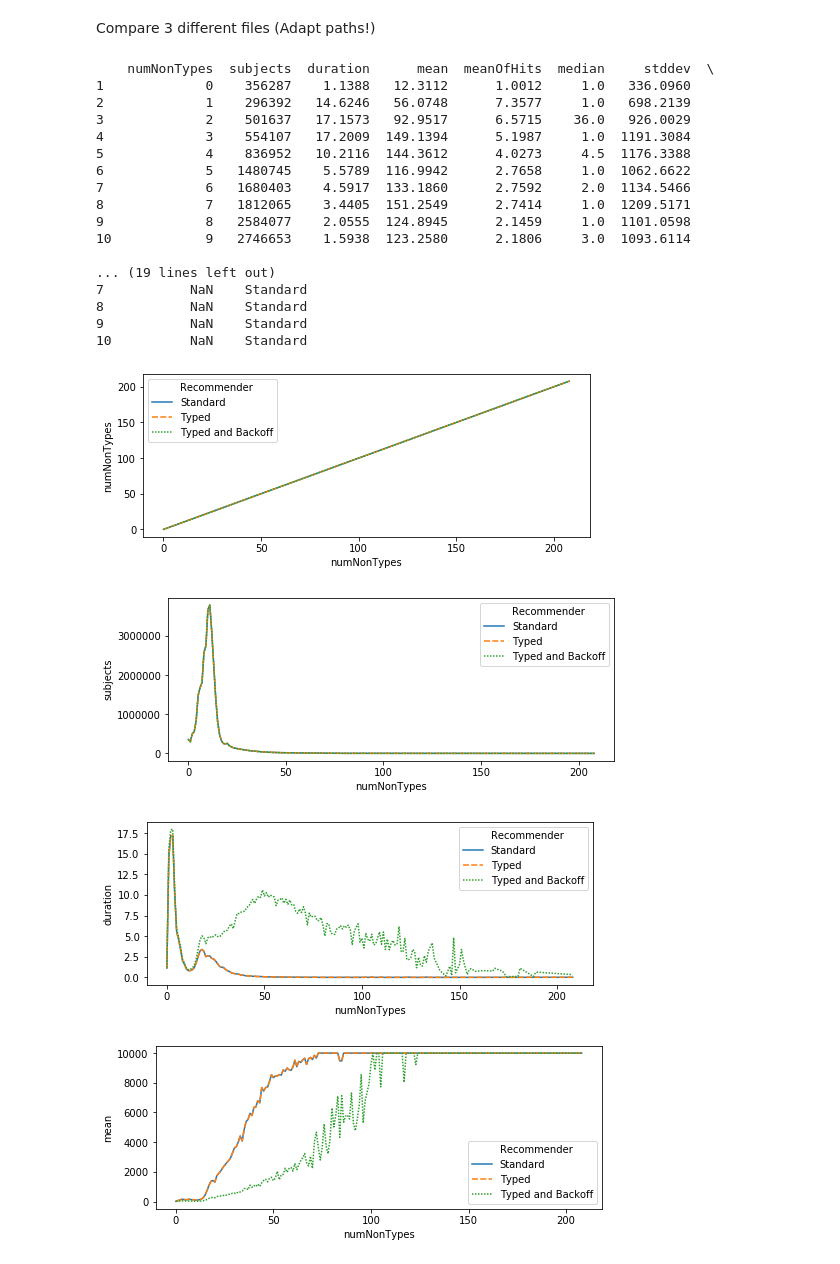
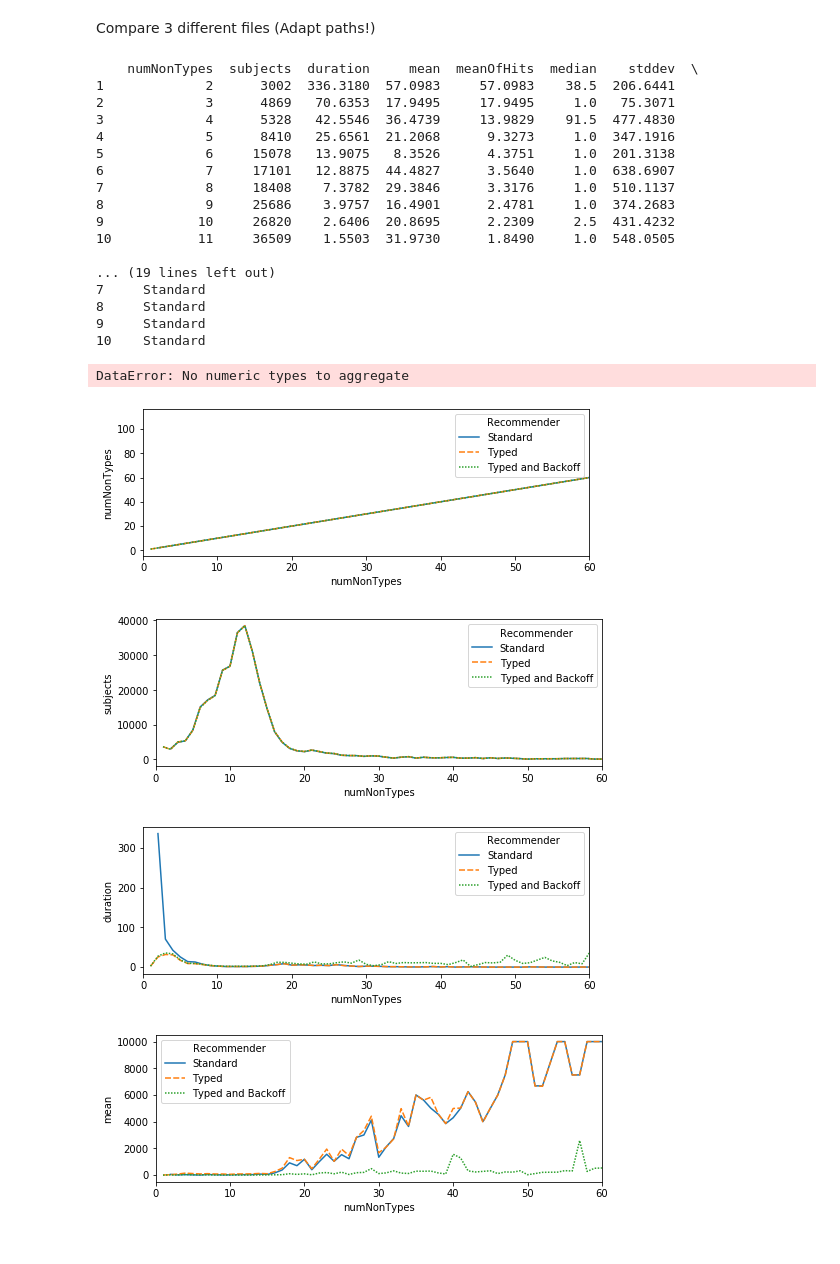
Before and after one commit to lgleim/SchemaTreeRecommender, a Jupyter notebook: evaluation/visualization_single_evaluation.ipynb, the cells around one changed output. Drawn from its saved outputs; the diff is of its cells as text; code cells hidden in the pictures.

```diff
--- a/evaluation/visualization_single_evaluation.ipynb
+++ b/evaluation/visualization_single_evaluation.ipynb
@@ -3,49 +3,55 @@ Compare 3 different files (Adapt paths!)
 # %%
 import seaborn as sns
 import pandas as pd
 from matplotlib.pyplot import figure
+import matplotlib.pyplot as plt
 # load data sets
-df_recommender = pd.read_csv("./typed.csv",encoding = "ISO-8859-1", skipinitialspace=True)
-df_typed = pd.read_csv("./typed.csv",encoding = "ISO-8859-1", skipinitialspace=True)
-df_typed_and_backoff = pd.read_csv("./standard.csv",encoding = "ISO-8859-1", skipinitialspace=True)
+df_recommender = pd.read_csv("./truthy-item-filtered-sorted-1pm-r1-standard-takeOneButType-numNonTypes-stats.csv",encoding = "ISO-8859-1", skipinitialspace=True)
+df_typed = pd.read_csv("./truthy-item-filtered-sorted-1pm-r1-typed-takeOneButType-numNonTypes-stats.csv",encoding = "ISO-8859-1", skipinitialspace=True)
+df_typed_and_backoff = pd.read_csv("../../truthy-item-filtered-sorted-1pm-tooFewRecommendations_splitPropertyAvg-stats_singleleft_out.csv",encoding = "ISO-8859-1", skipinitialspace=True)
+
 
 #extend information
 df_recommender['Recommender']='Standard'
 df_typed['Recommender']='Typed'
 df_typed_and_backoff['Recommender']='Typed and Backoff'
 
 #concat
-df_combined = pd.concat([df_recommender, df_typed,df_typed_and_backoff])
+df_combined = pd.concat([df_recommender,df_typed,df_typed_and_backoff])
 
 #filter the aggregated columns
 group = df_combined.columns[0]
 df_combined = df_combined[df_combined[group] >=0]
 print(df_combined[:10])
 
 #plot
 for column in df_combined:
+    if column
     figure(num=None, figsize=(8, 3))
-    sns.lineplot(x=group, y=column, hue="Recommender",data=df_combined, style ="Recommender")
-    plt.show()
+    g = sns.lineplot(x=group, y=column, hue="Recommender",data=df_combined, style ="Recommender")
+    g.axes.set_xlim(0,60)
+    plt.subplots_adjust(bottom=0.2)
+    plt.savefig(column, dpi=300)
 # %% [output]
-    numNonTypes  subjects  duration      mean  meanOfHits  median     stddev  \
-1             0    356287    1.1388   12.3112      1.0012     1.0   336.0960
-2             1    296392   14.6246   56.0748      7.3577     1.0   698.2139
-3             2    501637   17.1573   92.9517      6.5715    36.0   926.0029
-4             3    554107   17.2009  149.1394      5.1987     1.0  1191.3084
-5             4    836952   10.2116  144.3612      4.0273     4.5  1176.3388
-6             5   1480745    5.5789  116.9942      2.7658     1.0  1062.6622
-7             6   1680403    4.5917  133.1860      2.7592     2.0  1134.5466
-8             7   1812065    3.4405  151.2549      2.7414     1.0  1209.5171
-9             8   2584077    2.0555  124.8945      2.1459     1.0  1101.0598
-10            9   2746653    1.5938  123.2580      2.1806     3.0  1093.6114
+    numNonTypes  subjects  duration     mean  meanOfHits  median    stddev  \
+1             2      3002  336.3180  57.0983     57.0983    38.5  206.6441
+2             3      4869   70.6353  17.9495     17.9495     1.0   75.3071
+3             4      5328   42.5546  36.4739     13.9829    91.5  477.4830
+4             5      8410   25.6561  21.2068      9.3273     1.0  347.1916
+5             6     15078   13.9075   8.3526      4.3751     1.0  201.3138
+6             7     17101   12.8875  44.4827      3.5640     1.0  638.6907
+7             8     18408    7.3782  29.3846      3.3176     1.0  510.1137
+8             9     25686    3.9757  16.4901      2.4781     1.0  374.2683
+9            10     26820    2.6406  20.8695      2.2309     2.5  431.4232
+10           11     36509    1.5503  31.9730      1.8490     1.0  548.0505
 
 ... (19 lines left out)
-7           NaN    Standard
-8           NaN    Standard
-9           NaN    Standard
-10          NaN    Standard
+7     Standard
+8     Standard
+9     Standard
+10    Standard
+DataError: No numeric types to aggregate
-[figure, old version]
+[figure, new version]
-[figure, old version]
+[figure, new version]
-[figure, old version]
+[figure, new version]
-[figure, old version]
+[figure, new version]
```
Also changed, not shown: parts of 1 cell of this notebook, 3 other files.
